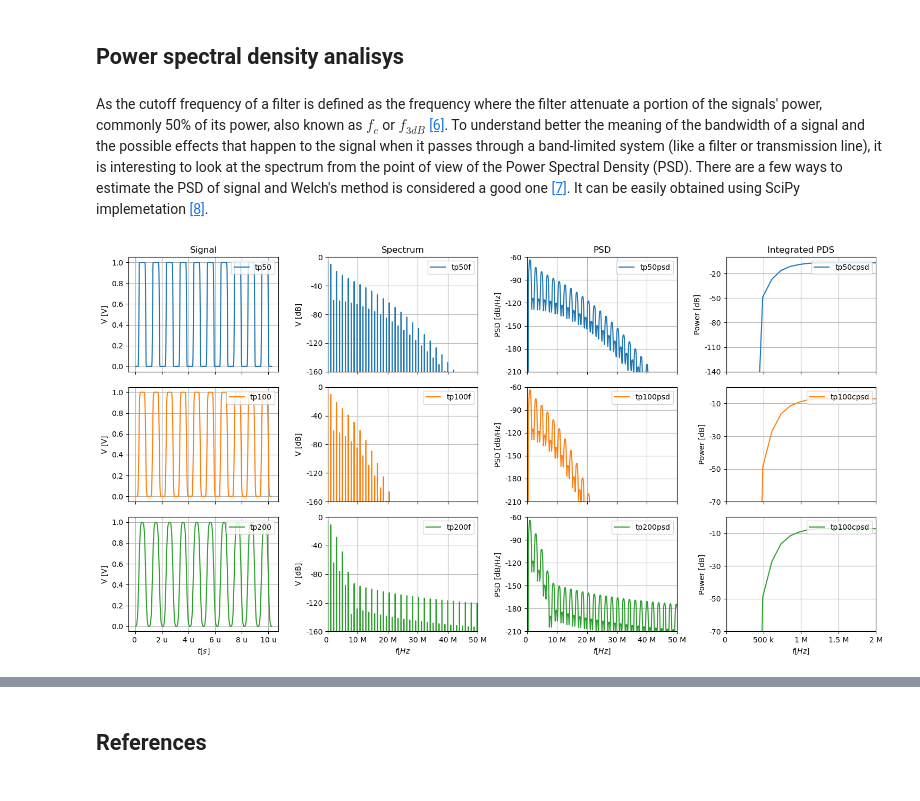
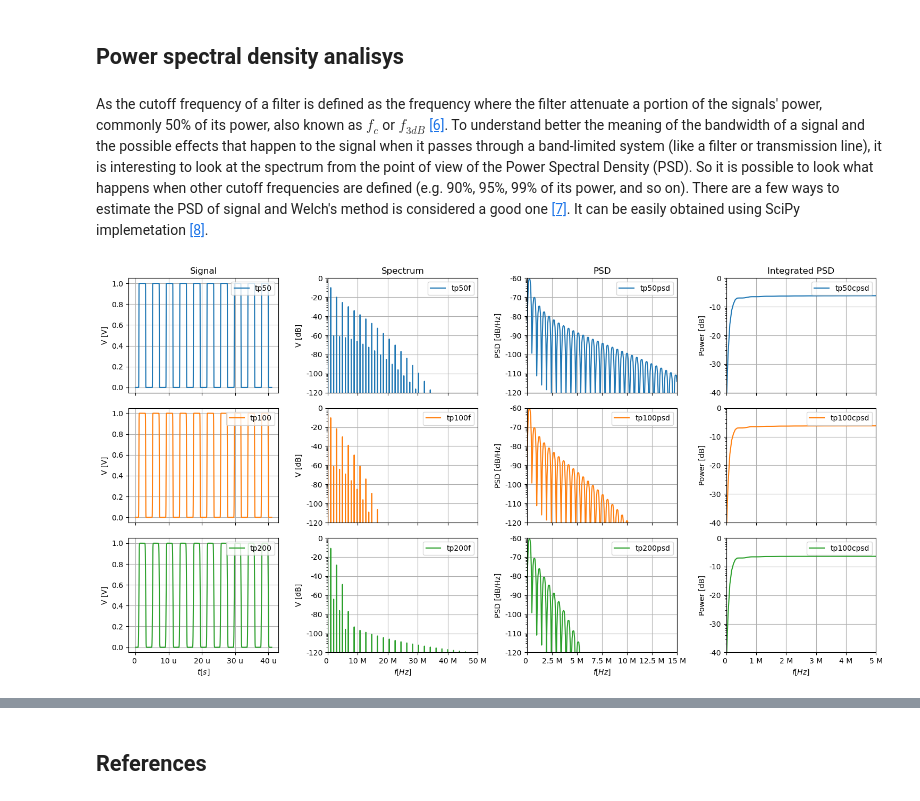
Before and after one commit to krgouveia/pulse_analysis, a Jupyter notebook: pulse analysis.ipynb, the cells around one changed output, grey strips where cells are left out. Drawn from its saved outputs; the diff is of its cells as text; code cells hidden in the pictures.

```diff
--- a/pulse analysis.ipynb
+++ b/pulse analysis.ipynb
@@ -376,7 +376,7 @@ tp200wf = fft(tp200w, norm = 'forward')
 
 ### sanity check
 # creating a known signal to be sure no "distortion" is present in the fft
-f = (1/1.024)*10**6
+f = (1000/(2*N))*10**6
 s = -0.5*np.cos(2*np.pi*f*t)+0.5# + 2*np.sin(2*np.pi*10*f*t)
 sw = s*w
 sf = np.abs(fft(s, norm = 'forward'))
@@ -532,4 +532,4 @@ plt.show()
 # %% [markdown]
 ## Power spectral density analisys
 # %% [markdown]
-As the cutoff frequency of a filter is defined as the frequency where the filter attenuate a portion of the signals' power, commonly 50% of its power, also known as $f_{c}$ or $f_{3dB}$ [[6]](#ref_6). To understand better the meaning of the bandwidth of a signal and the possible effects that happen to the signal when it passes through a band-limited system (like a filter or transmission line), it is interesting to look at the spectrum from the point of view of the Power Spectral Density (PSD). There are a few ways to estimate the PSD of signal and Welch's method is considered a good one [[7]](#ref_7). It can be easily obtained using SciPy implemetation [[8]](#ref_8).
+As the cutoff frequency of a filter is defined as the frequency where the filter attenuate a portion of the signals' power, commonly 50% of its power, also known as $f_{c}$ or $f_{3dB}$ [[6]](#ref_6). To understand better the meaning of the bandwidth of a signal and the possible effects that happen to the signal when it passes through a band-limited system (like a filter or transmission line), it is interesting to look at the spectrum from the point of view of the Power Spectral Density (PSD). So it is possible to look what happens when other cutoff frequencies are defined (e.g. 90%, 95%, 99% of its power, and so on). There are a few ways to estimate the PSD of signal and Welch's method is considered a good one [[7]](#ref_7). It can be easily obtained using SciPy implemetation [[8]](#ref_8).
@@ -538,15 +536,23 @@ As the cutoff frequency of a filter is defined as the frequency where the filter
 # %%
-fs = 10**9
+N = 2048 # size of the rising edge segment. The pulse will be 2N long and the train of pulses will be NT = 2*N*i long
+i = 10 # number of pulses in the generated train of pulses
+fs = 10**9 # sampling frequency, input parameter for welch's function
+w_seg = 16*1024 # segmant size , input parameter for welch's function
+
+# creating the time domain signals with 50, 100 and 200ns
+NT, t, tp50 = train_pulses(N, 50, i)
+NT, t, tp100 = train_pulses(N, 100, i)
+NT, t, tp200 = train_pulses(N, 200, i)
 
 # obtaining the PSDs
-f, PSD50 = signal.welch(tp50, fs, 'flattop', nperseg=8192)
-f2, PSD100 = signal.welch(tp100, fs, 'flattop', nperseg=8192)
-f3, PSD200 = signal.welch(tp200, fs, 'flattop', nperseg=8192)
+f, PSD50 = signal.welch(tp50, fs, 'flattop', nperseg=w_seg)
+f2, PSD100 = signal.welch(tp100, fs, 'flattop', nperseg=w_seg)
+f3, PSD200 = signal.welch(tp200, fs, 'flattop', nperseg=w_seg)
 
 # Integrate the PSDs to obtain the cumulative power
 cum_power50 = np.cumsum(PSD50) * (f[1] - f[0])
 cum_power100 = np.cumsum(PSD100) * (f2[1] - f2[0])
-cum_power200 = np.cumsum(PSD100) * (f3[1] - f3[0])
+cum_power200 = np.cumsum(PSD200) * (f3[1] - f3[0])
 
 #plotting the data
 fig, axs = plt.subplots(nrows = 3, ncols = 4, sharex = 'col', sharey = False)
@@ -559,15 +565,15 @@ axs[0,3].semilogy(f[0:NT//zoom], cum_power50, label = 'tp50cpsd', color = 'tab:b
 axs[1,0].plot(t, tp100, label = 'tp100', color = 'tab:orange')
 axs[1,1].semilogy(xf[0:NT//zoom], np.abs(tp100f)[0:NT//zoom], label = 'tp100f', color = 'tab:orange')
 axs[1,2].semilogy(f2[0:NT//zoom], PSD100, label = 'tp100psd', color = 'tab:orange')
-axs[1,3].semilogy(f[0:NT//zoom], cum_power100, label = 'tp100cpsd', color = 'tab:orange')
+axs[1,3].semilogy(f2[0:NT//zoom], cum_power100, label = 'tp100cpsd', color = 'tab:orange')
 
 axs[2,0].plot(t, tp200, label = 'tp200', color = 'tab:green')
 axs[2,1].semilogy(xf[0:NT//zoom], np.abs(tp200f)[0:NT//zoom], label = 'tp200f', color = 'tab:green')
 axs[2,2].semilogy(f3[0:NT//zoom], PSD200, label = 'tp200psd', color = 'tab:green')
-axs[2,3].semilogy(f[0:NT//zoom], cum_power100, label = 'tp100cpsd', color = 'tab:green')
+axs[2,3].semilogy(f3[0:NT//zoom], cum_power200, label = 'tp100cpsd', color = 'tab:green')
 
 axs[2,0].set_xlabel('$t [s]$')
-axs[2,1].set_xlabel('$f [Hz$')
+axs[2,1].set_xlabel('$f [Hz]$')
 axs[2,2].set_xlabel('$f [Hz]$')
 axs[2,3].set_xlabel('$f [Hz]$')
 
@@ -590,7 +596,7 @@ axs[2,3].set_ylabel('Power [dB]')
 axs[0,0].set_title('Signal')
 axs[0,1].set_title('Spectrum')
 axs[0,2].set_title('PSD')
-axs[0,3].set_title('Integrated PDS')
+axs[0,3].set_title('Integrated PSD')
 
 axs[0,0].legend(loc="upper right")
 axs[0,1].legend(loc="upper right")
@@ -619,24 +625,24 @@ axs[2,2].grid(True)
 axs[2,3].grid(True)
 
 axs[2,1].set_xlim([0, 50 *10**6])
-axs[2,2].set_xlim([0, 50 *10**6])
-axs[2,3].set_xlim([0, 2 *10**6])
+axs[2,2].set_xlim([0, 15 *10**6])
+axs[2,3].set_xlim([0, 5 *10**6])
 
-axs[0,2].set_ylim([10**-21, 10**-6])
-axs[0,1].set_ylim([10**-8, 1])
-axs[0,3].set_ylim([10**-14, 1])
-axs[1,2].set_ylim([10**-21, 10**-6])
-axs[1,1].set_ylim([10**-8, 1])
-axs[1,3].set_ylim([10**-7, 1])
-axs[2,2].set_ylim([10**-21, 10**-6])
-axs[2,1].set_ylim([10**-8, 1])
-axs[2,3].set_ylim([10**-7, 1])
+axs[0,1].set_ylim([10**-6, 1])
+axs[0,2].set_ylim([10**-12, 10**-6])
+axs[0,3].set_ylim([10**-4, 1])
+axs[1,1].set_ylim([10**-6, 1])
+axs[1,2].set_ylim([10**-12, 10**-6])
+axs[1,3].set_ylim([10**-4, 1])
+axs[2,1].set_ylim([10**-6, 1])
+axs[2,2].set_ylim([10**-12, 10**-6])
+axs[2,3].set_ylim([10**-4, 1])
 
 ##### Define the formatter function for y-axis ticks
 #Courtesy of ChatGPT
 from matplotlib.ticker import FuncFormatter
 def format_y_ticks(value, _):
-    scaled_value = 20*np.log10(value)
+    scaled_value = 20*np.log10(value) #20log for voltage
     return f'{scaled_value:g}'
 # Apply the formatter to y-axis ticks
 axs[0,1].yaxis.set_major_formatter(FuncFormatter(format_y_ticks))
@@ -648,40 +654,41 @@ axs[2,1].yaxis.set_major_formatter(FuncFormatter(format_y_ticks))
 #Courtesy of ChatGPT
 from matplotlib.ticker import FuncFormatter
 def format_y_ticks(value, _):
-    scaled_value = 10*np.log10(value)
+    scaled_value = 10*np.log10(value) #10log for power
     return f'{scaled_value:g}'
 # Apply the formatter to y-axis ticks
 axs[0,2].yaxis.set_major_formatter(FuncFormatter(format_y_ticks))
+axs[1,2].yaxis.set_major_formatter(FuncFormatter(format_y_ticks))
+axs[2,2].yaxis.set_major_formatter(FuncFormatter(format_y_ticks))
+
 axs[0,3].yaxis.set_major_formatter(FuncFormatter(format_y_ticks))
-axs[1,2].yaxis.set_major_formatter(FuncFormatter(format_y_ticks))
 axs[1,3].yaxis.set_major_formatter(FuncFormatter(format_y_ticks))
-axs[2,2].yaxis.set_major_formatter(FuncFormatter(format_y_ticks))
 axs[2,3].yaxis.set_major_formatter(FuncFormatter(format_y_ticks))
 #####
 
 ##### Define the formatter function for x-axis ticks
 #Courtesy of ChatGPT
 from matplotlib.ticker import FuncFormatter
 def format_x_ticks(value, _):
     prefixes = ['p', 'n', 'u', 'm', '', 'k', 'M', 'G', 'T']  # Add more prefixes if needed
     if value == 0:
         prefix_index = 4
     else:
         prefix_index = int(np.floor(np.log10(abs(value)) / 3)) + 4
     prefix = prefixes[prefix_index]
     scaled_value = value / 10**((prefix_index - 4) * 3)
     return f'{scaled_value:g} {prefix}'
 # Apply the formatter to x-axis ticks
 axs[2,0].xaxis.set_major_formatter(FuncFormatter(format_x_ticks))
 axs[2,1].xaxis.set_major_formatter(FuncFormatter(format_x_ticks))
 axs[2,2].xaxis.set_major_formatter(FuncFormatter(format_x_ticks))
 axs[2,3].xaxis.set_major_formatter(FuncFormatter(format_x_ticks))
 #####
 
 fig.set_figheight(8)
 fig.set_figwidth(15)
 fig.tight_layout()
 
 plt.show()
 # %% [output]
-[figure, old version]
+[figure, new version]
```
Also changed, not shown: parts of 19 cells of this notebook.
